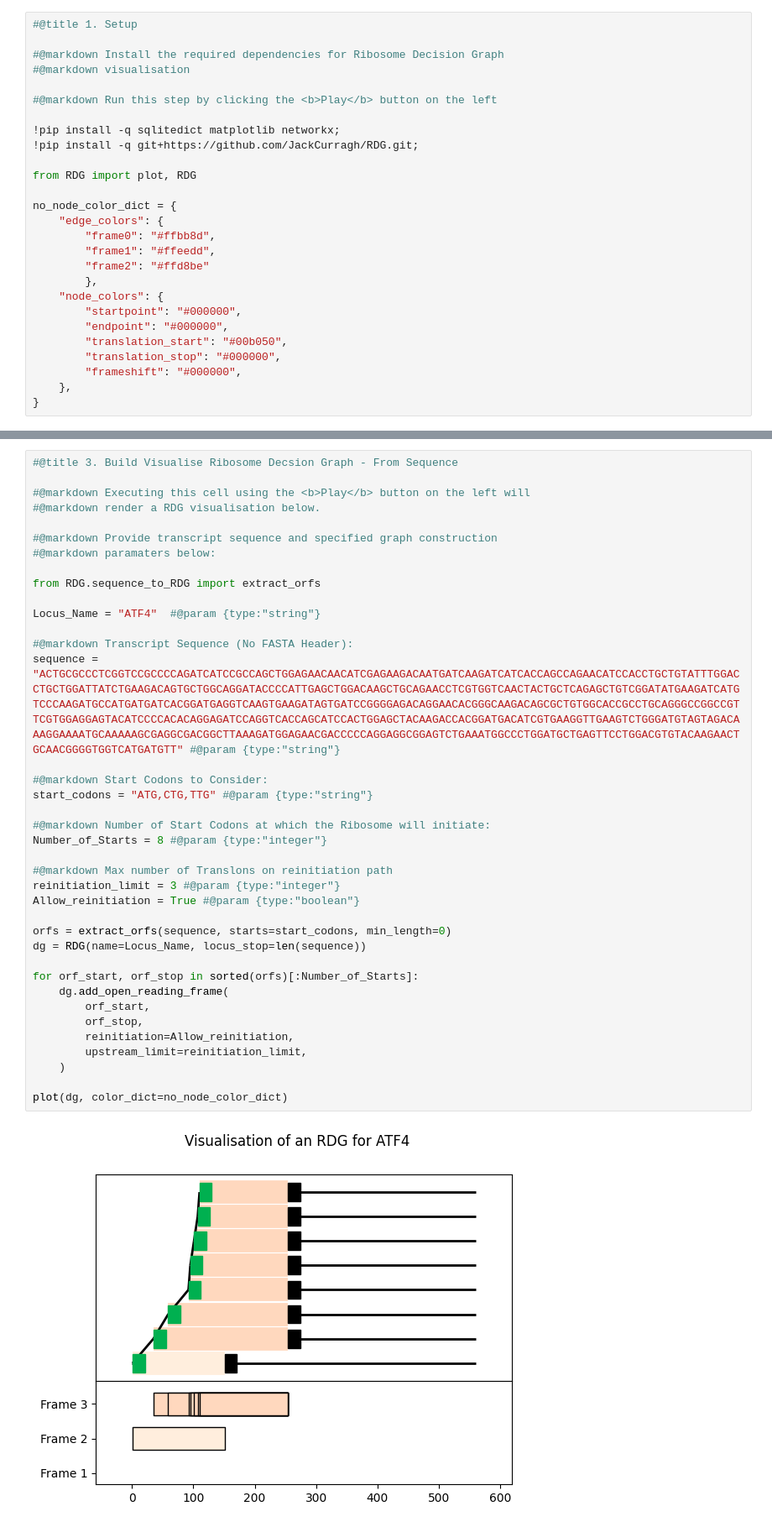
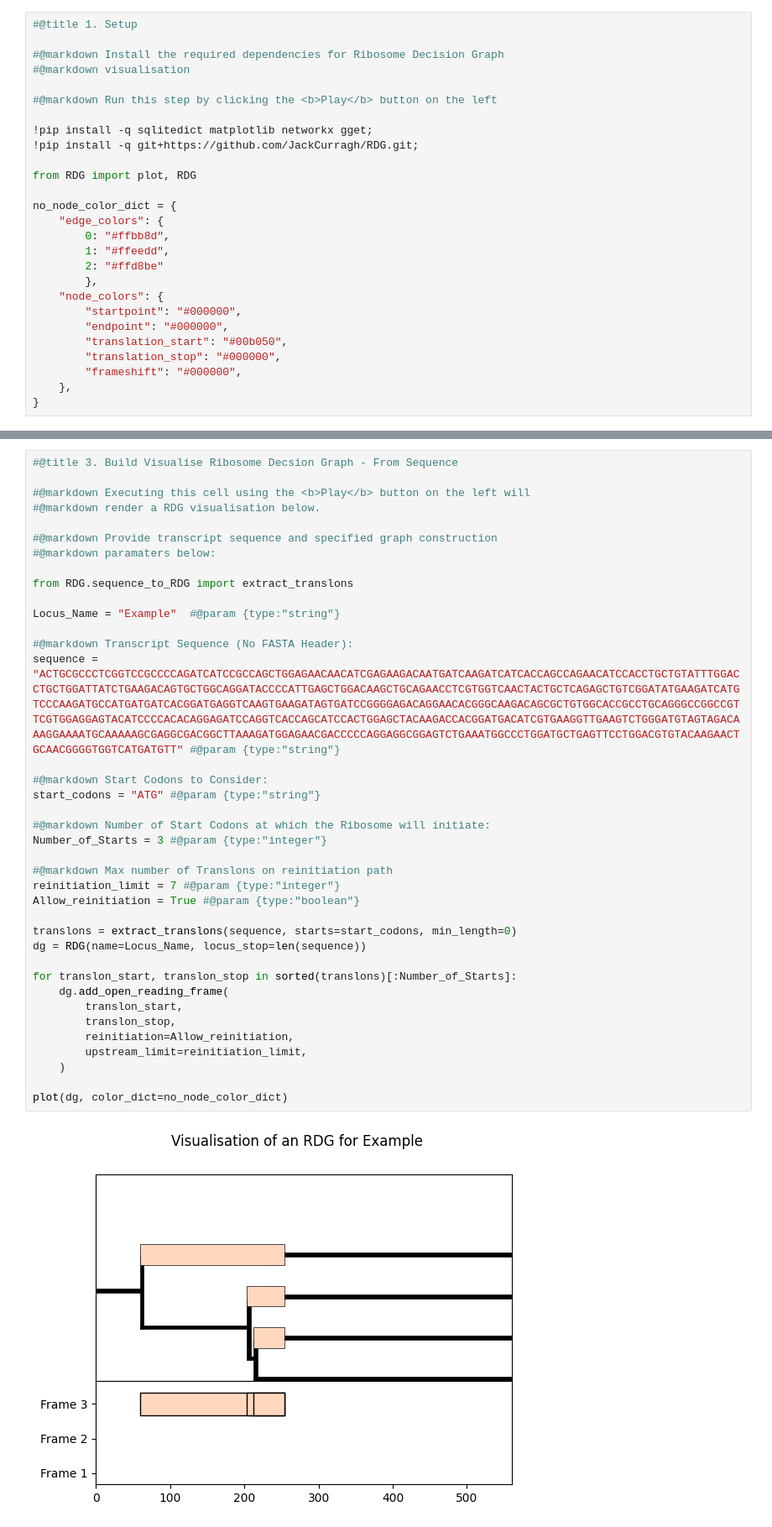
Before and after one commit to JackCurragh/RDG-Viewer, a Jupyter notebook: RDG_Viewer.ipynb, the cells around one changed output, grey strips where cells are left out. Shown at 84% size. Cells and saved outputs as stored; diff of their text form.

```diff
--- a/RDG_Viewer.ipynb
+++ b/RDG_Viewer.ipynb
@@ -14,16 +14,16 @@ This notebook utilises the plotting functionality of the `RDG` python [package](
 
 #@markdown Run this step by clicking the <b>Play</b> button on the left
 
-!pip install -q sqlitedict matplotlib networkx;
+!pip install -q sqlitedict matplotlib networkx gget;
 !pip install -q git+https://github.com/JackCurragh/RDG.git;
 
 from RDG import plot, RDG
 
 no_node_color_dict = {
     "edge_colors": {
-        "frame0": "#ffbb8d",
-        "frame1": "#ffeedd",
-        "frame2": "#ffd8be"
+        0: "#ffbb8d",
+        1: "#ffeedd",
+        2: "#ffd8be"
         },
     "node_colors": {
         "startpoint": "#000000",
@@ -217,8 +223,8 @@ plot(g, color_dict=no_node_color_dict)
 #@markdown Provide transcript sequence and specified graph construction
 #@markdown paramaters below:
 
-from RDG.sequence_to_RDG import extract_orfs
+from RDG.sequence_to_RDG import extract_translons
 
-Locus_Name = "ATF4"  #@param {type:"string"}
+Locus_Name = "Example"  #@param {type:"string"}
 
 #@markdown Transcript Sequence (No FASTA Header):
@@ -226,26 +232,26 @@ sequence = "ACTGCGCCCTCGGTCCGCCCCAGATCATCCGCCAGCTGGAGAACAACATCGAGAAGACAATGATCAAG
 
 #@markdown Start Codons to Consider:
-start_codons = "ATG,CTG,TTG" #@param {type:"string"}
+start_codons = "ATG" #@param {type:"string"}
 
 #@markdown Number of Start Codons at which the Ribosome will initiate:
-Number_of_Starts = 8 #@param {type:"integer"}
+Number_of_Starts = 3 #@param {type:"integer"}
 
 #@markdown Max number of Translons on reinitiation path
-reinitiation_limit = 3 #@param {type:"integer"}
+reinitiation_limit = 7 #@param {type:"integer"}
 Allow_reinitiation = True #@param {type:"boolean"}
 
-orfs = extract_orfs(sequence, starts=start_codons, min_length=0)
+translons = extract_translons(sequence, starts=start_codons, min_length=0)
 dg = RDG(name=Locus_Name, locus_stop=len(sequence))
 
-for orf_start, orf_stop in sorted(orfs)[:Number_of_Starts]:
+for translon_start, translon_stop in sorted(translons)[:Number_of_Starts]:
     dg.add_open_reading_frame(
-        orf_start,
-        orf_stop,
+        translon_start,
+        translon_stop,
         reinitiation=Allow_reinitiation,
         upstream_limit=reinitiation_limit,
     )
 
 plot(dg, color_dict=no_node_color_dict)
 # %% [output]
-[figure, old version]
+[figure, new version]
 (<Figure size 640x480 with 2 Axes>, <Axes: >, <Axes: >)
```
Also changed, not shown: parts of 5 cells of this notebook.
